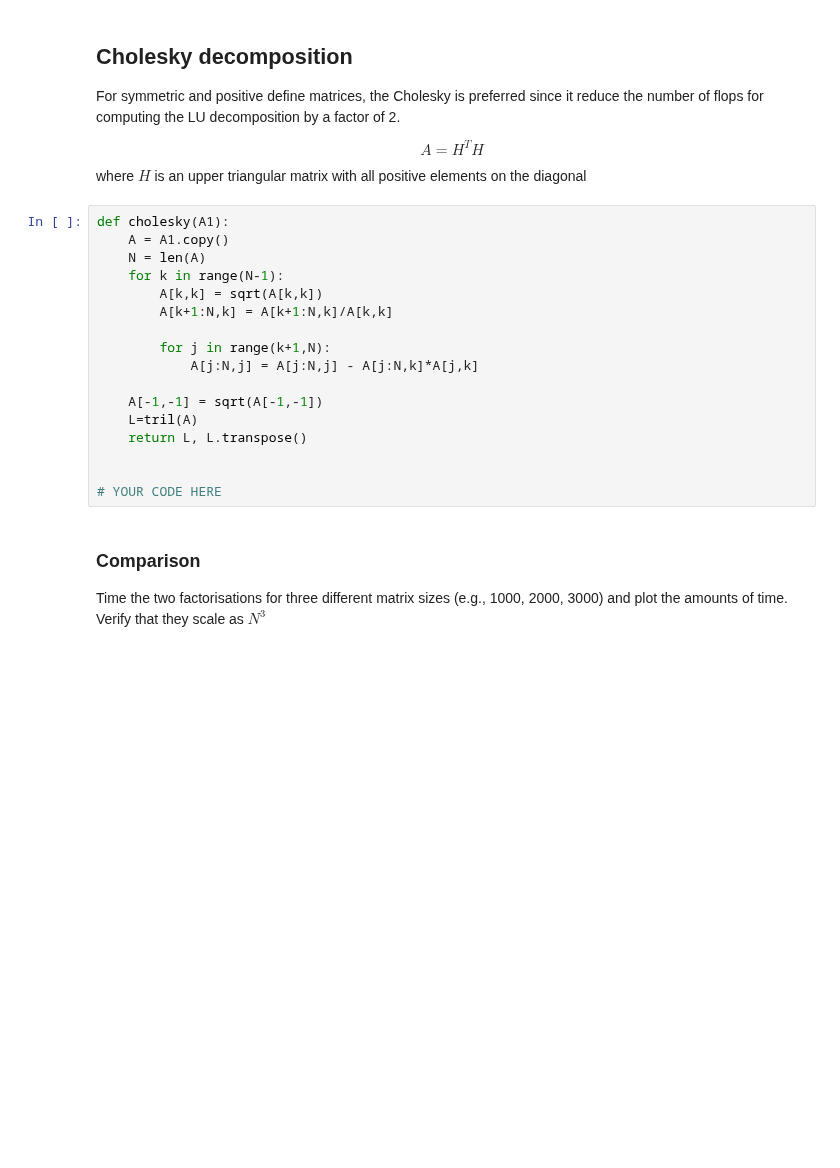
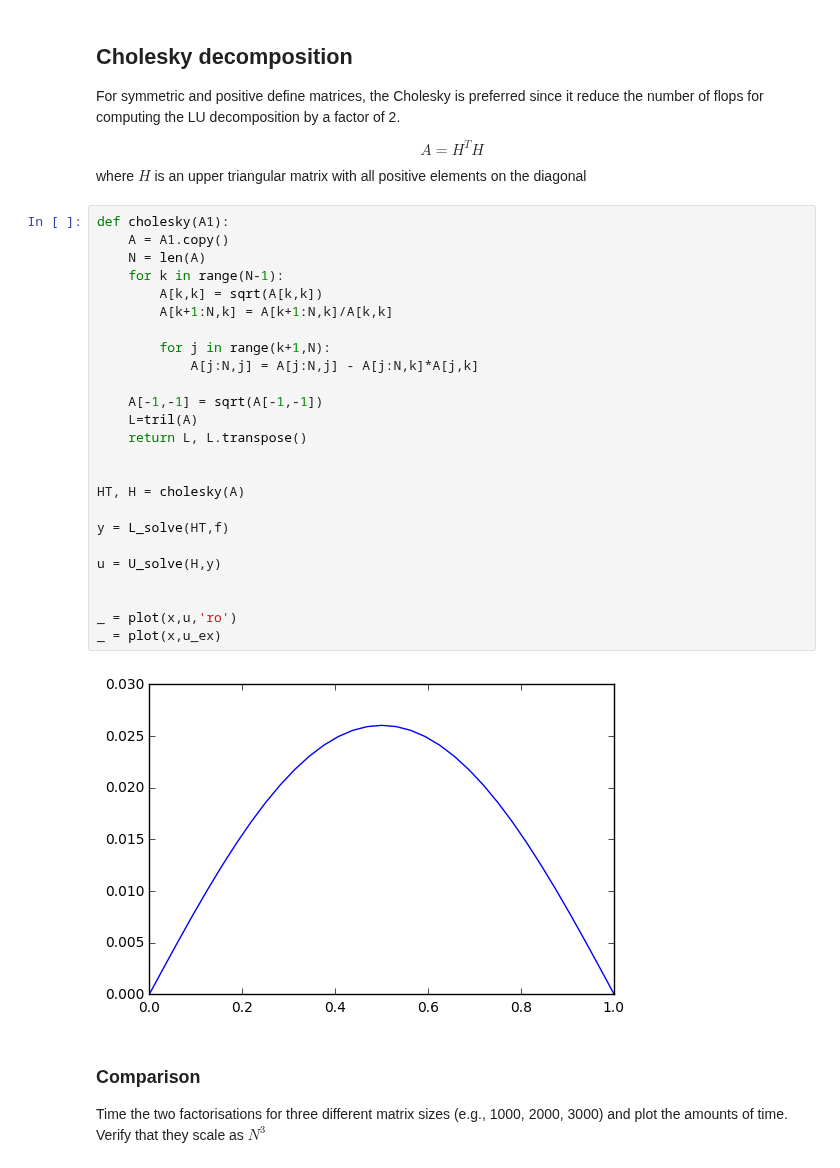
Before and after one commit to sissa/P1.4_seed, a Jupyter notebook: python-lectures/08_linear_systems_direct.ipynb, the cells around one changed output. Saved outputs shown, nothing was run; the diff lists cells and outputs as text; blank space fills up the shorter version.

```diff
--- a/python-lectures/08_linear_systems_direct.ipynb
+++ b/python-lectures/08_linear_systems_direct.ipynb
@@ -159,20 +210,30 @@ where $H$ is an upper triangular matrix with all positive elements on the diagon
 # %%
 def cholesky(A1):
     A = A1.copy()
     N = len(A)
     for k in range(N-1):
         A[k,k] = sqrt(A[k,k])
         A[k+1:N,k] = A[k+1:N,k]/A[k,k]
 
         for j in range(k+1,N):
             A[j:N,j] = A[j:N,j] - A[j:N,k]*A[j,k]
 
     A[-1,-1] = sqrt(A[-1,-1])
     L=tril(A)
     return L, L.transpose()
 
 
-# YOUR CODE HERE
+HT, H = cholesky(A)
+
+y = L_solve(HT,f)
+
+u = U_solve(H,y)
+
+
+_ = plot(x,u,'ro')
+_ = plot(x,u_ex)
+# %% [output]
+[figure, added]
 # %% [markdown]
 ### Comparison
 Time the two factorisations for three different matrix sizes (e.g., 1000, 2000, 3000) and plot the amounts of time. Verify that they scale as $N^3$
```
Also changed, not shown: parts of 8 cells of this notebook.
